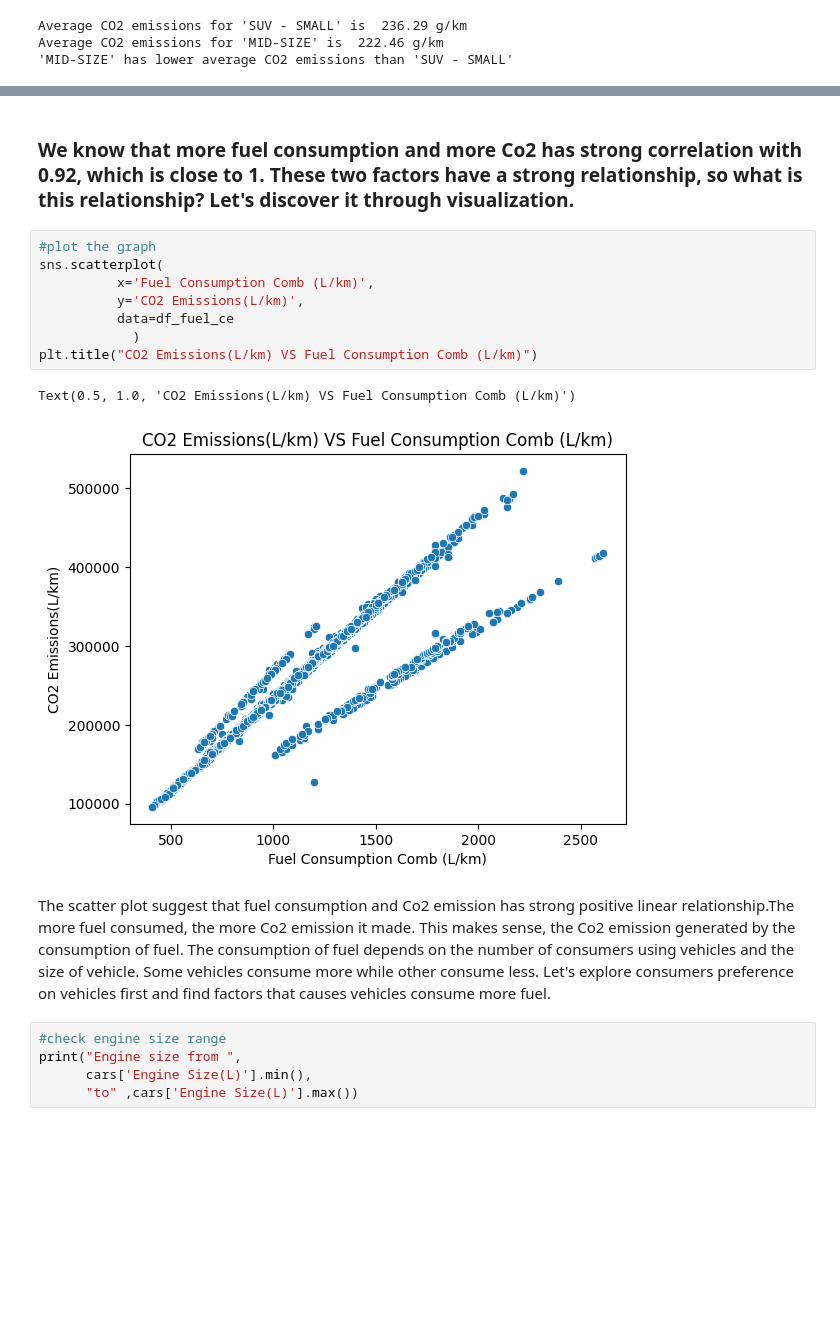
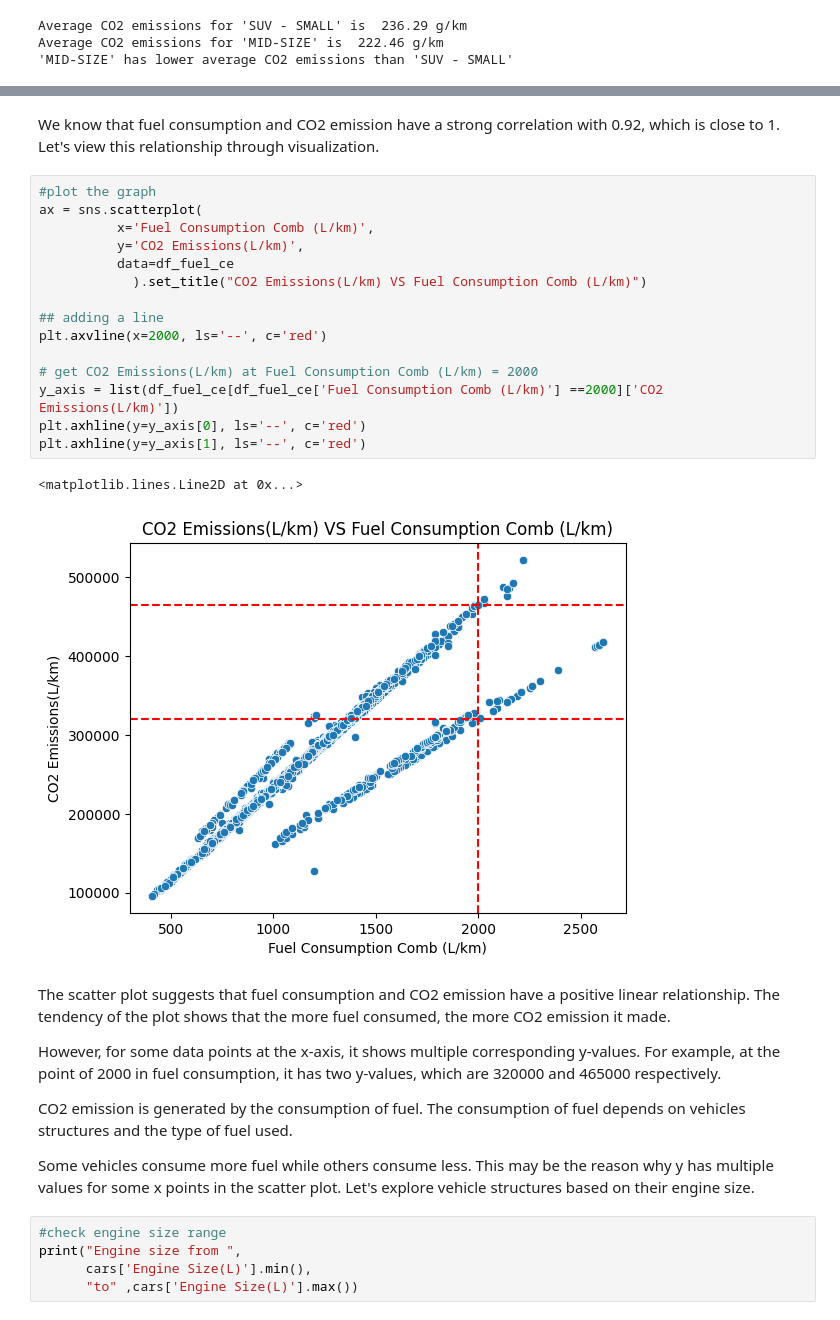
Before and after one commit to showdowmaxi/Datacamp-competiton, a Jupyter notebook: Python and SQL analysis/notebook.ipynb, the cells around one changed output, grey strips where cells are left out. Cells and saved outputs as stored; diff of their text form; blank space fills up the shorter version.

```diff
--- a/Python and SQL analysis/notebook.ipynb
+++ b/Python and SQL analysis/notebook.ipynb
@@ -185,21 +166,34 @@ SUV - STANDARD              240.700000
 TWO-SEATER                  195.342105
 Name: CO2 Emissions(g/km), dtype: float64
 # %% [markdown]
-### We know that more fuel consumption and more Co2 has strong correlation with 0.92, which is close to 1. These two factors have a strong relationship, so what is this relationship? Let's discover it through visualization.
+We know that fuel consumption and CO2 emission have a strong correlation with 0.92, which is close to 1. Let's view this relationship through visualization.
 # %%
 #plot the graph
-sns.scatterplot(
+ax = sns.scatterplot(
           x='Fuel Consumption Comb (L/km)',
           y='CO2 Emissions(L/km)',
           data=df_fuel_ce
-            )
-plt.title("CO2 Emissions(L/km) VS Fuel Consumption Comb (L/km)")
+            ).set_title("CO2 Emissions(L/km) VS Fuel Consumption Comb (L/km)")
+
+## adding a line
+plt.axvline(x=2000, ls='--', c='red')
+
+# get CO2 Emissions(L/km) at Fuel Consumption Comb (L/km) = 2000
+y_axis = list(df_fuel_ce[df_fuel_ce['Fuel Consumption Comb (L/km)'] ==2000]['CO2 Emissions(L/km)'])
+plt.axhline(y=y_axis[0], ls='--', c='red')
+plt.axhline(y=y_axis[1], ls='--', c='red')
 # %% [output]
-Text(0.5, 1.0, 'CO2 Emissions(L/km) VS Fuel Consumption Comb (L/km)')
+<matplotlib.lines.Line2D at 0x...>
-[figure, old version]
+[figure, new version]
 # %% [markdown]
-The scatter plot suggest that fuel consumption and Co2 emission has strong positive linear relationship.The more fuel consumed, the more Co2 emission it made. This makes sense, the Co2 emission generated by the consumption of fuel. The consumption of fuel depends on the number of consumers using vehicles and the size of vehicle.
-Some vehicles consume more while other consume less. Let's explore consumers preference on vehicles first and find factors that causes vehicles consume more fuel.
+The scatter plot suggests that fuel consumption and CO2 emission have a positive linear relationship. The tendency of the plot shows that the more fuel consumed, the more CO2 emission it made.
+
+However, for some data points at the x-axis, it shows multiple corresponding y-values. For example, at the point of 2000 in fuel consumption, it has two y-values, which are 320000 and 465000 respectively.
+
+CO2 emission is generated by the consumption of fuel. The consumption of fuel depends on vehicles structures and
+the type of fuel used.
+
+Some vehicles consume more fuel while others consume less. This may be the reason why y has multiple values for some x points in the scatter plot. Let's explore vehicle structures based on their engine size.
 # %%
 #check engine size range
 print("Engine size from ",
```
Also changed, not shown: parts of 50 cells of this notebook.
